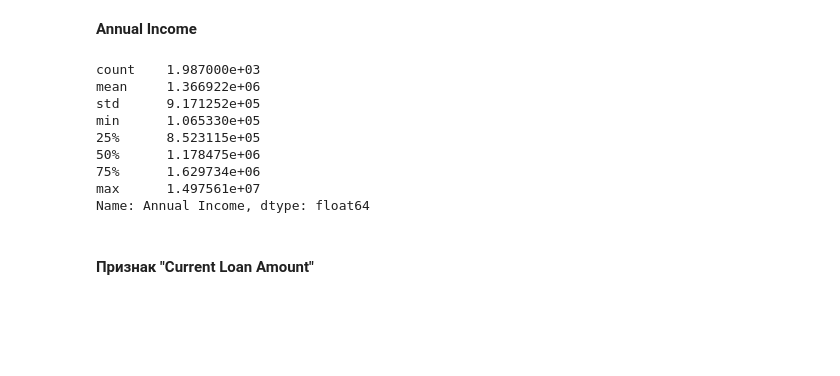
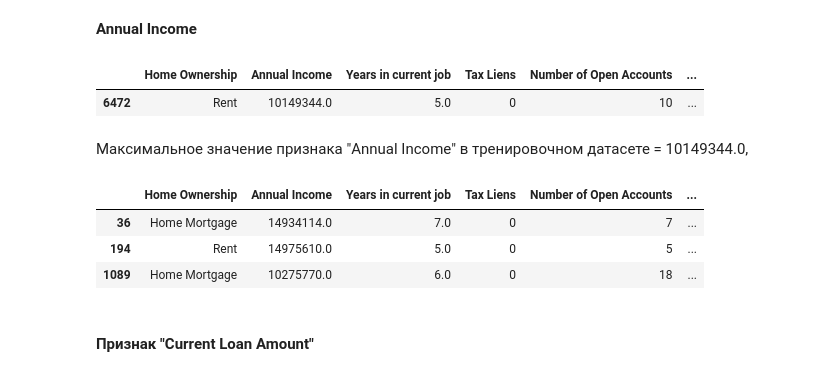
Before and after one commit to damkh/gb_py_data_sci_2020-07-20, a Jupyter notebook: course_project/Course_project_v2.ipynb, the cells around one changed output. Saved outputs shown, nothing was run; the diff lists cells and outputs as text; code cells hidden in the pictures; blank space fills up the shorter version.

```diff
--- a/course_project/Course_project_v2.ipynb
+++ b/course_project/Course_project_v2.ipynb
@@ -391,19 +391,20 @@ for col_name in cont_cols:
 ### Обработка выбросов<a class="anchor" id="outliers"></a>
 # %% [markdown]
 **Annual Income**
-# %%
-df_train['Annual Income'].describe().T
-df_test['Annual Income'].describe().T
-# %% [output]
-count    1.987000e+03
-mean     1.366922e+06
-std      9.171252e+05
-min      1.065330e+05
-25%      8.523115e+05
-50%      1.178475e+06
-75%      1.629734e+06
-max      1.497561e+07
-Name: Annual Income, dtype: float64
+# %%
+df_train.loc[df_train['Annual Income'] > 1e+07]
+# %% [output]
+|  | Home Ownership | Annual Income | Years in current job | Tax Liens | Number of Open Accounts | ... |
+| 6472 | Rent | 10149344.0 | 5.0 | 0 | 10 | ... |
+# %% [markdown]
+Максимальное значение признака "Annual Income" в тренировочном датасете = 10149344.0,
+# %%
+df_test.loc[df_test['Annual Income'] > 10149344.0]
+# %% [output]
+|  | Home Ownership | Annual Income | Years in current job | Tax Liens | Number of Open Accounts | ... |
+| 36 | Home Mortgage | 14934114.0 | 7.0 | 0 | 7 | ... |
+| 194 | Rent | 14975610.0 | 5.0 | 0 | 5 | ... |
+| 1089 | Home Mortgage | 10275770.0 | 6.0 | 0 | 18 | ... |
 # %% [markdown]
 #### Признак "Current Loan Amount"
 # %%
```
Also changed, not shown: 1 other file.
